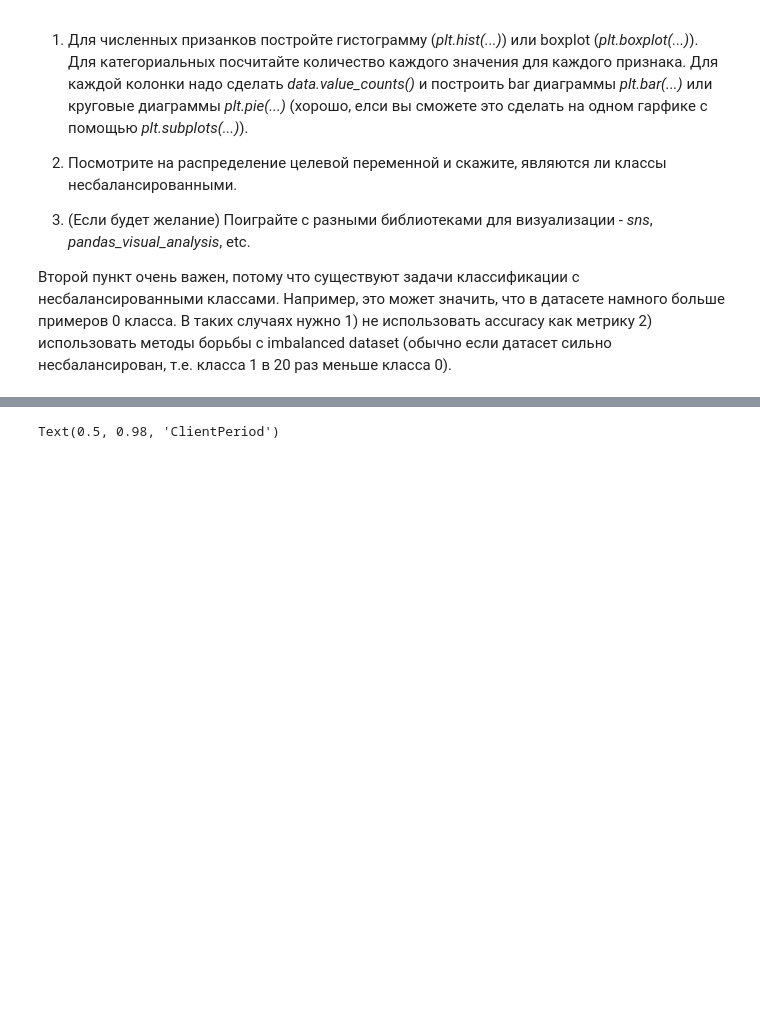
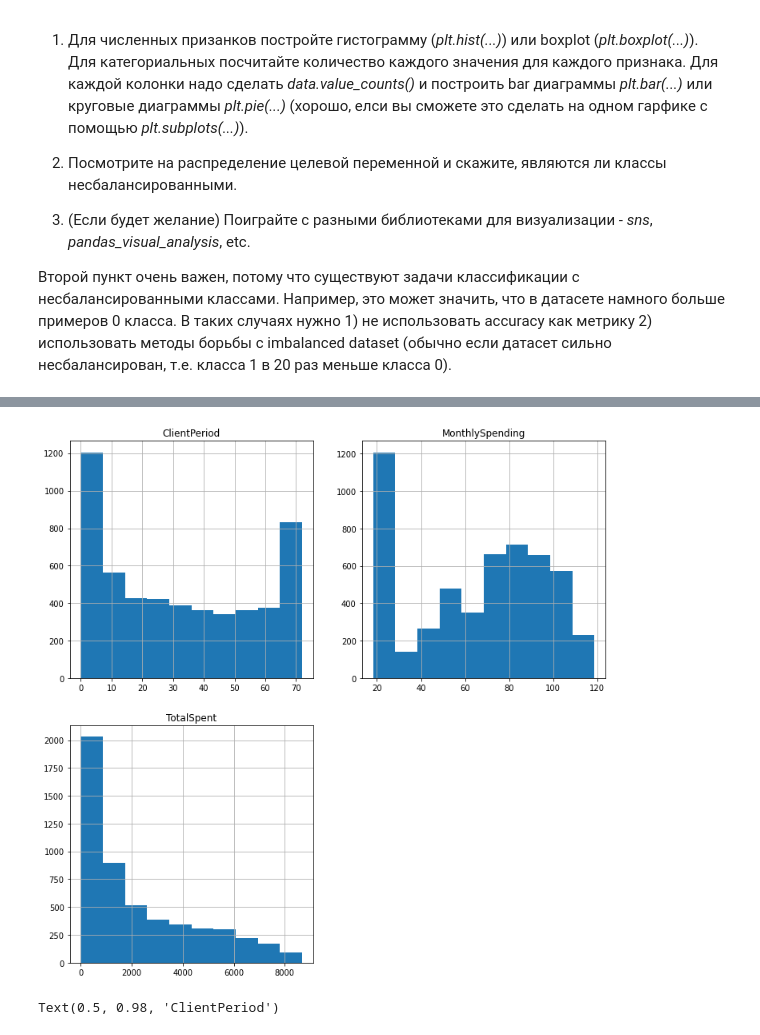
Before and after one commit to Buterbrod/Deep-Learning-School-2021, a Jupyter notebook: baseline.ipynb, the cells around one changed output, grey strips where cells are left out. Cells and saved outputs as stored; diff of their text form; code cells hidden in the pictures; blank space fills up the shorter version.

```diff
--- a/baseline.ipynb
+++ b/baseline.ipynb
@@ -133,8 +133,8 @@ submission.csv  test.csv  train.csv
 # %%
 # data = pd.read_csv('./train.csv')
 
-data_dir = "/data/advanced-dls-spring-2021/"
-data = pd.read_csv(data_dir+'./train.csv')
+data = pd.read_csv('/data/advanced-dls-spring-2021/train.csv')
+test = pd.read_csv('/data/advanced-dls-spring-2021/test.csv')
 # %%
 # Для вашего удобства списки с именами разных колонок
 
@@ -333,0 +364,5 @@ import matplotlib.pyplot as plt
+# %%
+# TotalSpent признак - строка (class 'str'), сконвертируем её во float, предварительно заменив пробелы на 0
+data.loc[data['TotalSpent']==' ', ('TotalSpent')] = 0
+data['TotalSpent'] = data['TotalSpent'].astype(float)
+None
@@ -333,0 +377,25 @@ import matplotlib.pyplot as plt
+# %%
+import math
+
+# развернуть число в строку, столбец
+# если число < 6 - две колонки
+# иначе, - три колонки
+def getRowColumn (lines):
+  column = row = 1
+  num_columns = 2 if (len(lines) < 6) else 3;
+  num_rows = math.ceil(len(lines) / num_columns)
+  for i in range(len(lines)):
+    if column == num_columns:
+      column = 1
+      row = row + 1
+    if i%div:
+      column = column + 1;
+    yield i+1, row, column, num_rows, num_columns
+
+# проверим
+for i, row, column, num_rows, num_columns in getRowColumn(range(10)):
+  print(str(i) +
+        " row: " + str(row) +
+        " column: " + str(column) +
+        " num_columns: " + str(num_columns) +
+        " num_rows: " + str(num_rows))
@@ -334 +413,13 @@ import matplotlib.pyplot as plt
+# %%
+# Для численных признаков постройте гистограмму (plt.hist(...)) или boxplot (plt.boxplot(...)).
+f = plt.figure() # figsize=(9,16)
+for i, row, column, num_rows, num_columns in getRowColumn(range(len(num_cols))):
+    if (i == 1): f.set_size_inches(num_columns * 6, num_rows * 6)
+    ax = f.add_subplot(num_rows, num_columns, i)
+    ax = data[num_cols[i-1]].hist()#.plot()
+    ax.set_title(num_cols[i-1])
+
+plt.show()
+# %% [output]
+[figure, added]
 # %%
```
Also changed, not shown: parts of 32 cells of this notebook.
